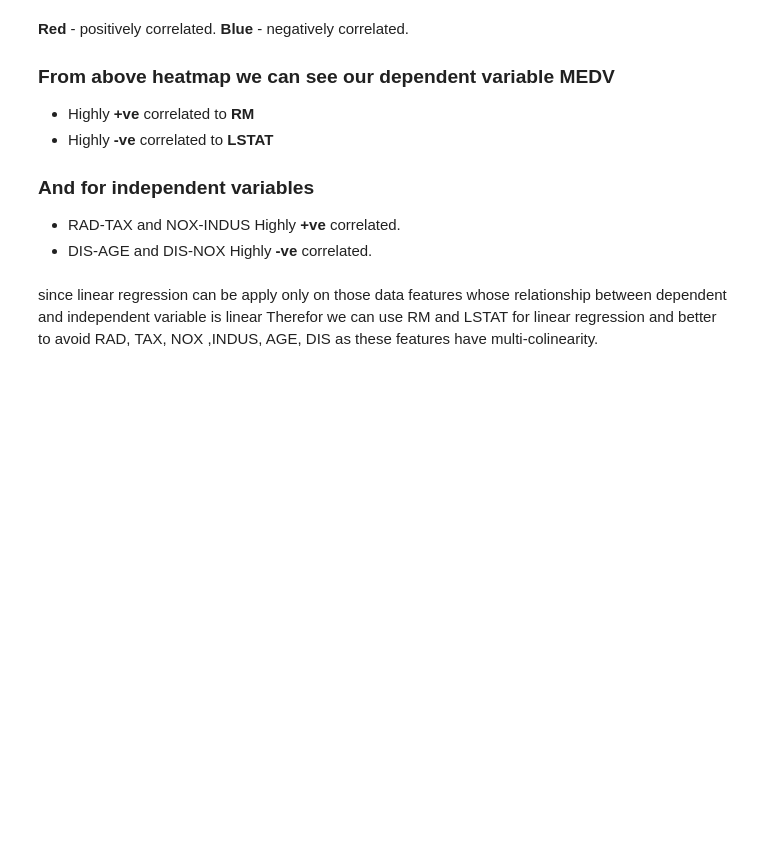
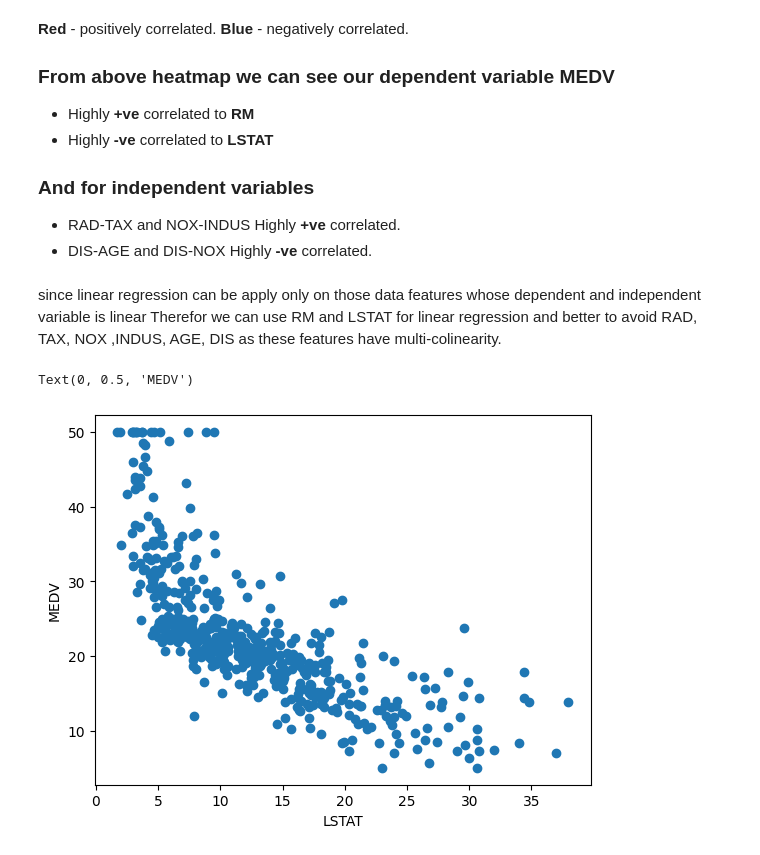
Before and after one commit to ishan711997/Boston-dataset-linear-regression, a Jupyter notebook: 1st_Assignment_Linear_Regression.ipynb, the cells around one changed output. Saved outputs shown, nothing was run; the diff lists cells and outputs as text; code cells hidden in the pictures; blank space fills up the shorter version.

```diff
--- a/1st_Assignment_Linear_Regression.ipynb
+++ b/1st_Assignment_Linear_Regression.ipynb
@@ -108,5 +108,12 @@ sns.heatmap(data.corr(),annot= True, cmap='bwr')
 *   RAD-TAX and NOX-INDUS Highly **+ve** correlated.
 *   DIS-AGE and DIS-NOX Highly **-ve** correlated.
 # %% [markdown]
-since linear regression can be apply only on those data features whose relationship between dependent and independent variable is linear
+since linear regression can be apply only on those data features whose dependent and independent variable is linear
 Therefor we can use RM and LSTAT for linear regression and better to avoid RAD, TAX, NOX ,INDUS, AGE, DIS as these features have multi-colinearity.
+# %%
+plt.scatter(data['LSTAT'], data['MEDV'])
+plt.xlabel('LSTAT')
+plt.ylabel('MEDV')
+# %% [output]
+Text(0, 0.5, 'MEDV')
+[figure, added]
```
Also changed, not shown: parts of 28 cells of this notebook.
